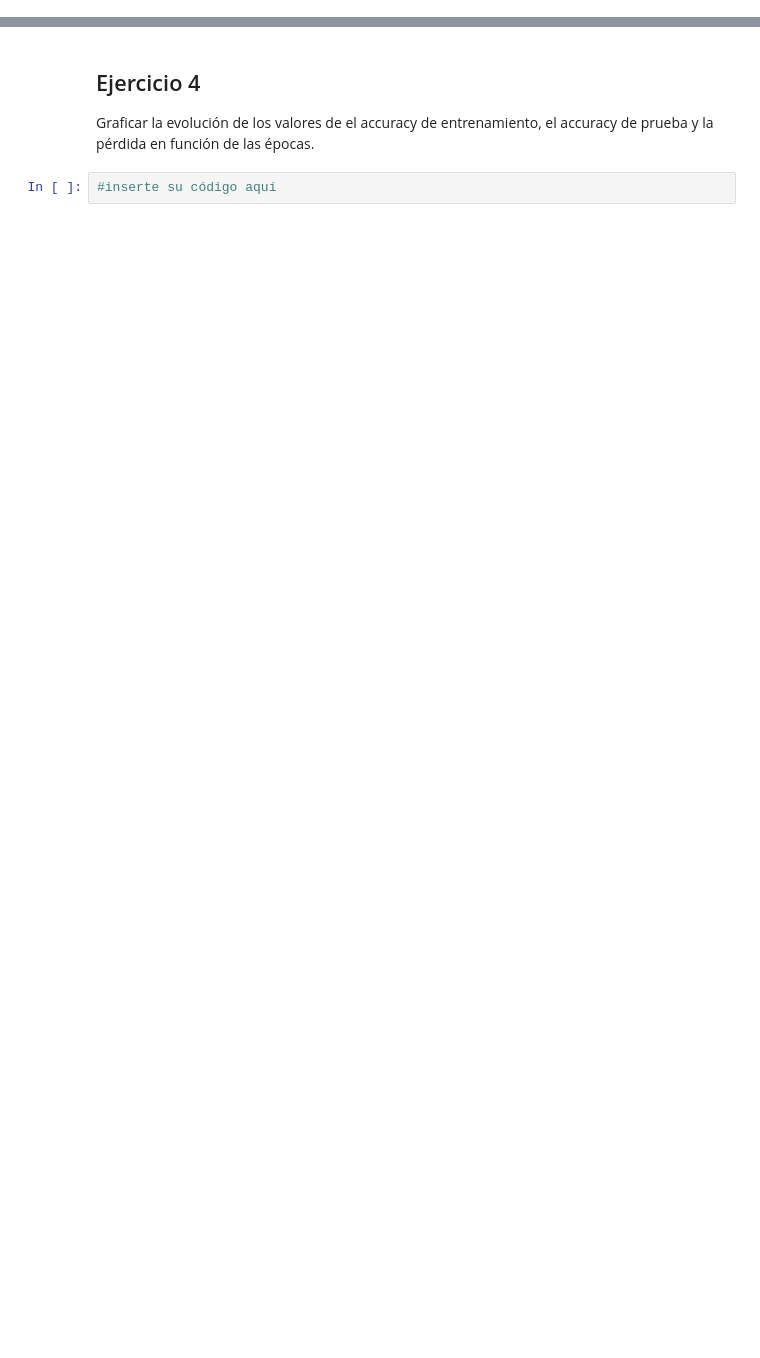
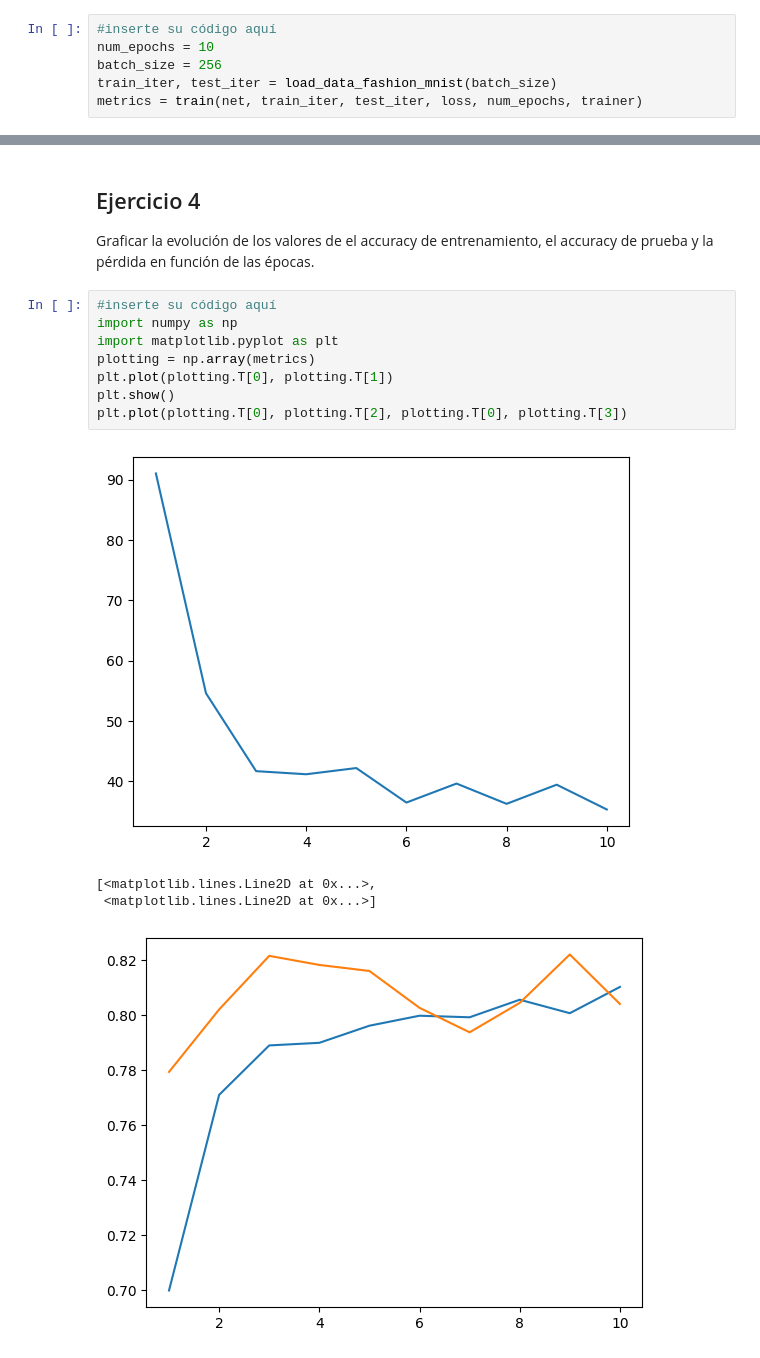
Before and after one commit to FranFer03/deep-learning, a Jupyter notebook: red_una_capa.ipynb, the cells around one changed output, grey strips where cells are left out. Saved outputs shown, nothing was run; the diff lists cells and outputs as text; blank space fills up the shorter version.

```diff
--- a/red_una_capa.ipynb
+++ b/red_una_capa.ipynb
@@ -129,0 +148,6 @@ Utilizar las funciones anteriores para entrenar efectivamente a la red. Entrenar
+# %%
+#inserte su código aquí
+num_epochs = 10
+batch_size = 256
+train_iter, test_iter = load_data_fashion_mnist(batch_size)
+metrics = train(net, train_iter, test_iter, loss, num_epochs, trainer)
@@ -130,5 +165,16 @@ Utilizar las funciones anteriores para entrenar efectivamente a la red. Entrenar
 # %% [markdown]
 ## Ejercicio 4
 Graficar la evolución de los valores de el accuracy de entrenamiento, el accuracy de prueba y la pérdida en función de las épocas.
-# %%
-#inserte su código aquí
+# %%
+#inserte su código aquí
+import numpy as np
+import matplotlib.pyplot as plt
+plotting = np.array(metrics)
+plt.plot(plotting.T[0], plotting.T[1])
+plt.show()
+plt.plot(plotting.T[0], plotting.T[2], plotting.T[0], plotting.T[3])
+# %% [output]
+[figure, added]
+[<matplotlib.lines.Line2D at 0x...>,
+ <matplotlib.lines.Line2D at 0x...>]
+[figure, added]
```
Also changed, not shown: parts of 6 cells of this notebook, 1 other file.
